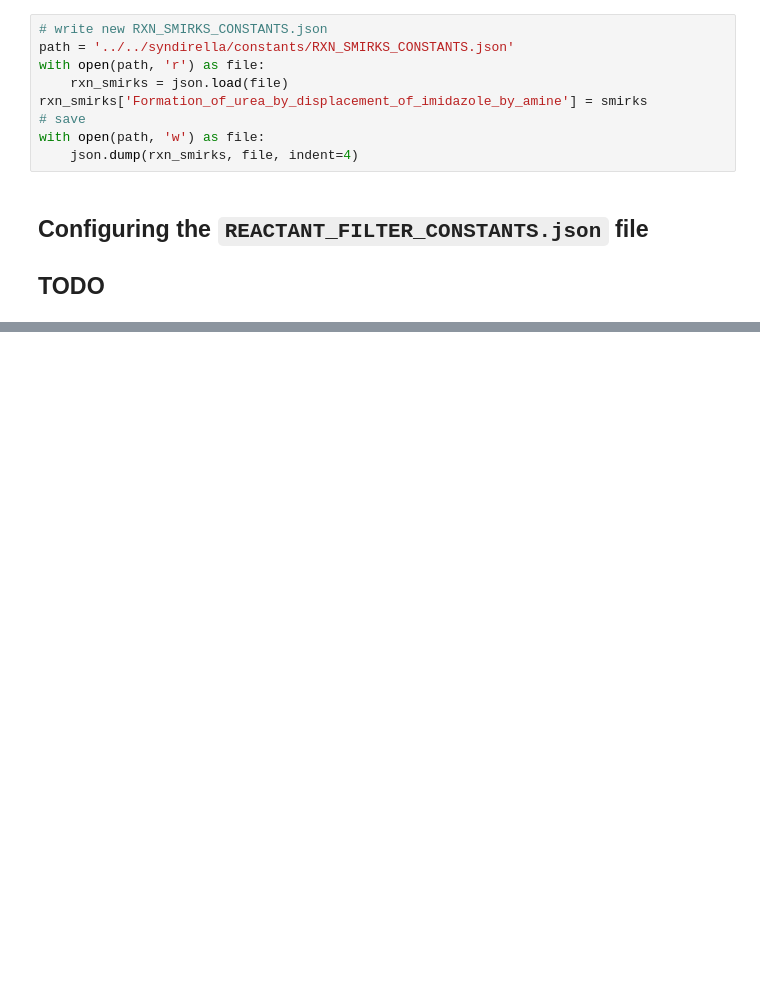
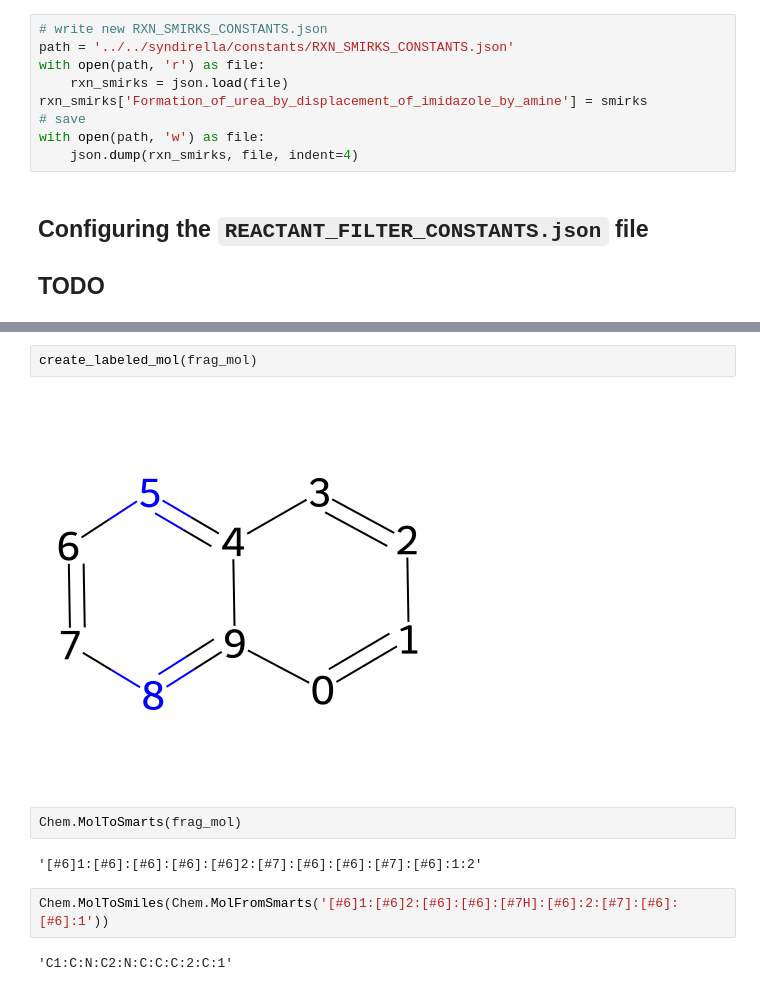
Before and after one commit to kate-fie/syndirella, a Jupyter notebook: examples/fairydust/configure_fairydust.ipynb, the cells around one changed output, grey strips where cells are left out. Saved outputs shown, nothing was run; the diff lists cells and outputs as text; blank space fills up the shorter version.

```diff
--- a/examples/fairydust/configure_fairydust.ipynb
+++ b/examples/fairydust/configure_fairydust.ipynb
@@ -401,0 +544,12 @@ with open(path, 'w') as file:
+# %%
+create_labeled_mol(frag_mol)
+# %% [output]
+[figure, added]
+# %%
+Chem.MolToSmarts(frag_mol)
+# %% [output]
+'[#6]1:[#6]:[#6]:[#6]:[#6]2:[#7]:[#6]:[#6]:[#7]:[#6]:1:2'
+# %%
+Chem.MolToSmiles(Chem.MolFromSmarts('[#6]1:[#6]2:[#6]:[#6]:[#7H]:[#6]:2:[#7]:[#6]:[#6]:1'))
+# %% [output]
+'C1:C:N:C2:N:C:C:C:2:C:1'
```
Also changed, not shown: parts of 12 cells of this notebook, 2 other files.
